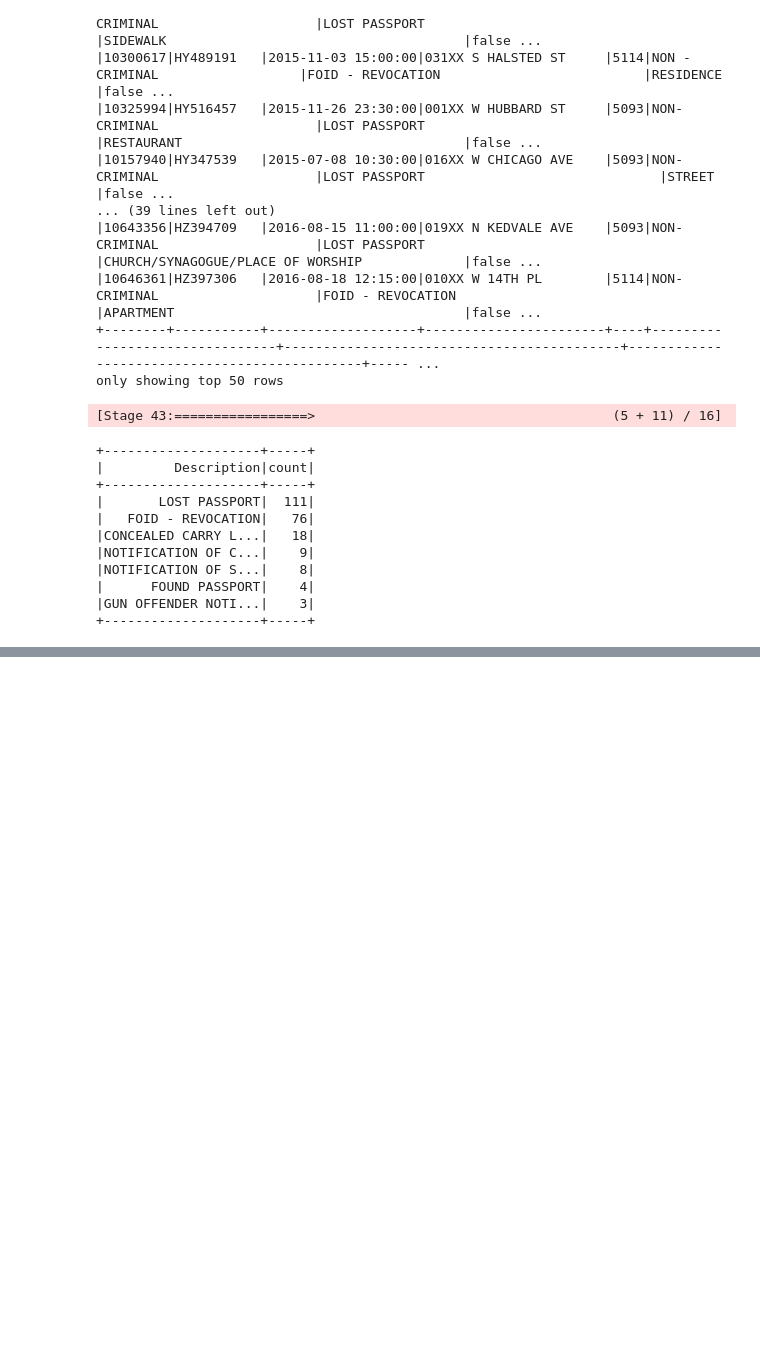
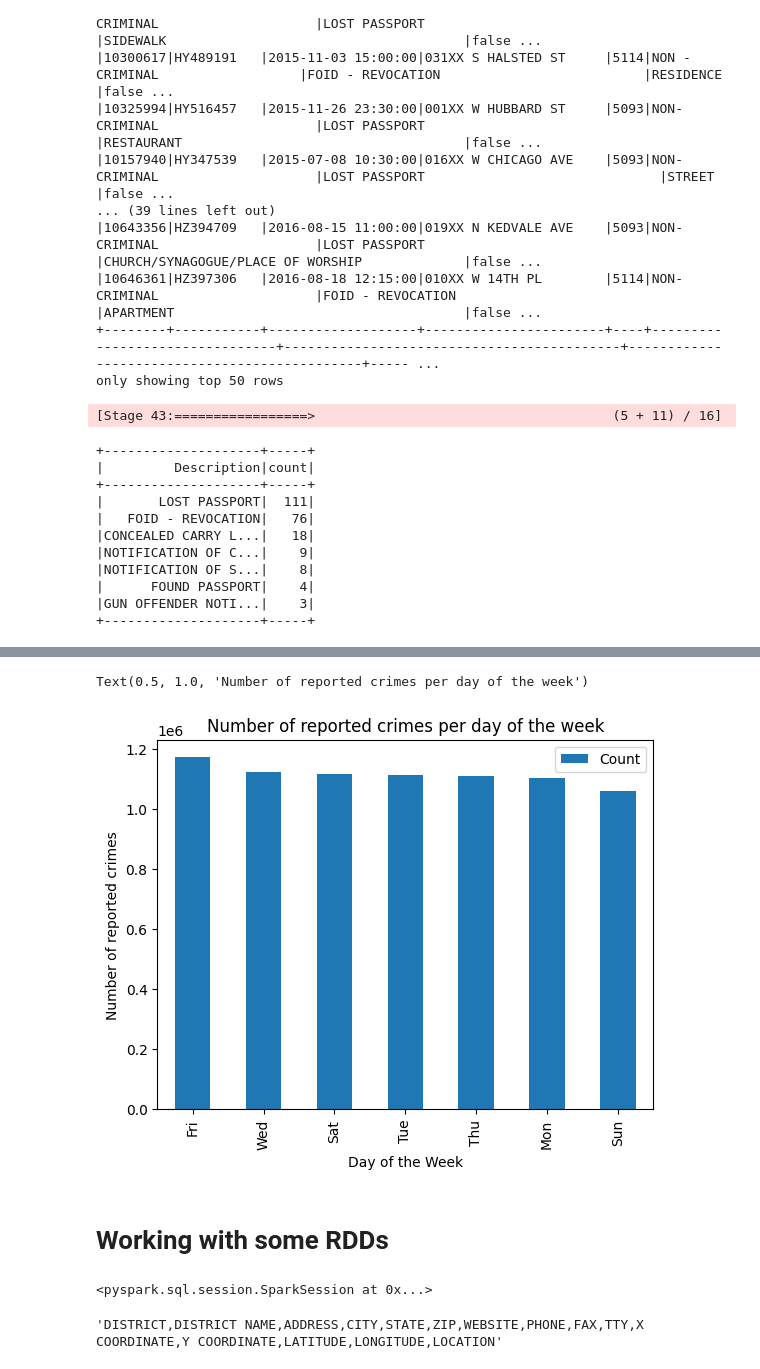
Before and after one commit to vaaaltin/data-science_ml-engineer, a Jupyter notebook: Spark/lab_env.ipynb, the cells around one changed output, grey strips where cells are left out. Saved outputs shown, nothing was run; the diff lists cells and outputs as text; code cells hidden in the pictures; blank space fills up the shorter version.

```diff
--- a/Spark/lab_env.ipynb
+++ b/Spark/lab_env.ipynb
@@ -755,0 +849,3 @@ nonCriminal.groupBy(col('Description')).count().orderBy('count', ascending=False
+# %%
+dow = [x[0] for x in df.groupBy(date_format(col('Date'), 'E')).count().collect()]
+dow
@@ -755,0 +854,3 @@ nonCriminal.groupBy(col('Description')).count().orderBy('count', ascending=False
+# %%
+cnt = [x[1] for x in df.groupBy(date_format(col('Date'), 'E')).count().collect()]
+cnt
@@ -755,0 +862,6 @@ nonCriminal.groupBy(col('Description')).count().orderBy('count', ascending=False
+# %%
+cp = pd.DataFrame({
+    'dayOfWeek': dow,
+    'Count': cnt
+})
+cp
@@ -755,0 +877,10 @@ nonCriminal.groupBy(col('Description')).count().orderBy('count', ascending=False
+# %%
+cp.sort_values('Count', ascending=False).plot(kind='bar', x='dayOfWeek', y='Count')
+plt.xlabel('Day of the Week')
+plt.ylabel('Number of reported crimes')
+plt.title('Number of reported crimes per day of the week')
+# %% [output]
+Text(0.5, 1.0, 'Number of reported crimes per day of the week')
+[figure, added]
+# %% [markdown]
+# Working with some RDDs
@@ -755,0 +892,12 @@ nonCriminal.groupBy(col('Description')).count().orderBy('count', ascending=False
+# %%
+import pyspark
+from pyspark.sql import SparkSession
+spark = SparkSession.builder.getOrCreate()
+spark
+# %% [output]
+<pyspark.sql.session.SparkSession at 0x...>
+# %%
+psrdd = sc.textFile('../data/police_station.csv')
+psrdd.first()
+# %% [output]
+'DISTRICT,DISTRICT NAME,ADDRESS,CITY,STATE,ZIP,WEBSITE,PHONE,FAX,TTY,X COORDINATE,Y COORDINATE,LATITUDE,LONGITUDE,LOCATION'
```
Also changed, not shown: parts of 21 cells of this notebook.
